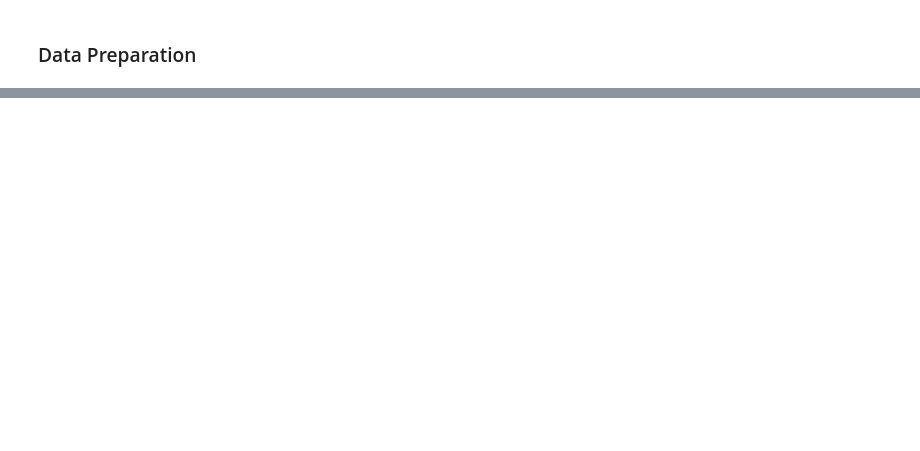
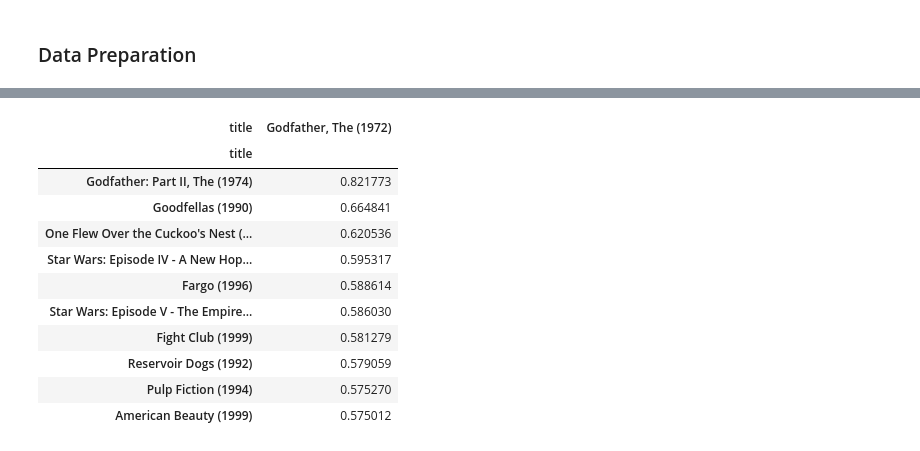
Before and after one commit to ToleranceKim/learning-data-science, a Jupyter notebook: Recommender/Basics_of_Recommender_Systems.ipynb, the cells around one changed output, grey strips where cells are left out. Drawn from its saved outputs; the diff is of its cells as text; code cells hidden in the pictures; blank space fills up the shorter version.

```diff
--- a/Recommender/Basics_of_Recommender_Systems.ipynb
+++ b/Recommender/Basics_of_Recommender_Systems.ipynb
@@ -553,0 +668,15 @@ import warning; warnings.filterings('ignore')
+# %%
+find_sim_movie_item(item_sim_df, 'Godfather, The (1972)')
+# %% [output]
+| title | Godfather, The (1972) |
+| title |  |
+| Godfather: Part II, The (1974) | 0.821773 |
+| Goodfellas (1990) | 0.664841 |
+| One Flew Over the Cuckoo's Nest (... | 0.620536 |
+| Star Wars: Episode IV - A New Hop... | 0.595317 |
+| Fargo (1996) | 0.588614 |
+| Star Wars: Episode V - The Empire... | 0.586030 |
+| Fight Club (1999) | 0.581279 |
+| Reservoir Dogs (1992) | 0.579059 |
+| Pulp Fiction (1994) | 0.575270 |
+| American Beauty (1999) | 0.575012 |
```
Also changed, not shown: parts of 75 cells of this notebook.
